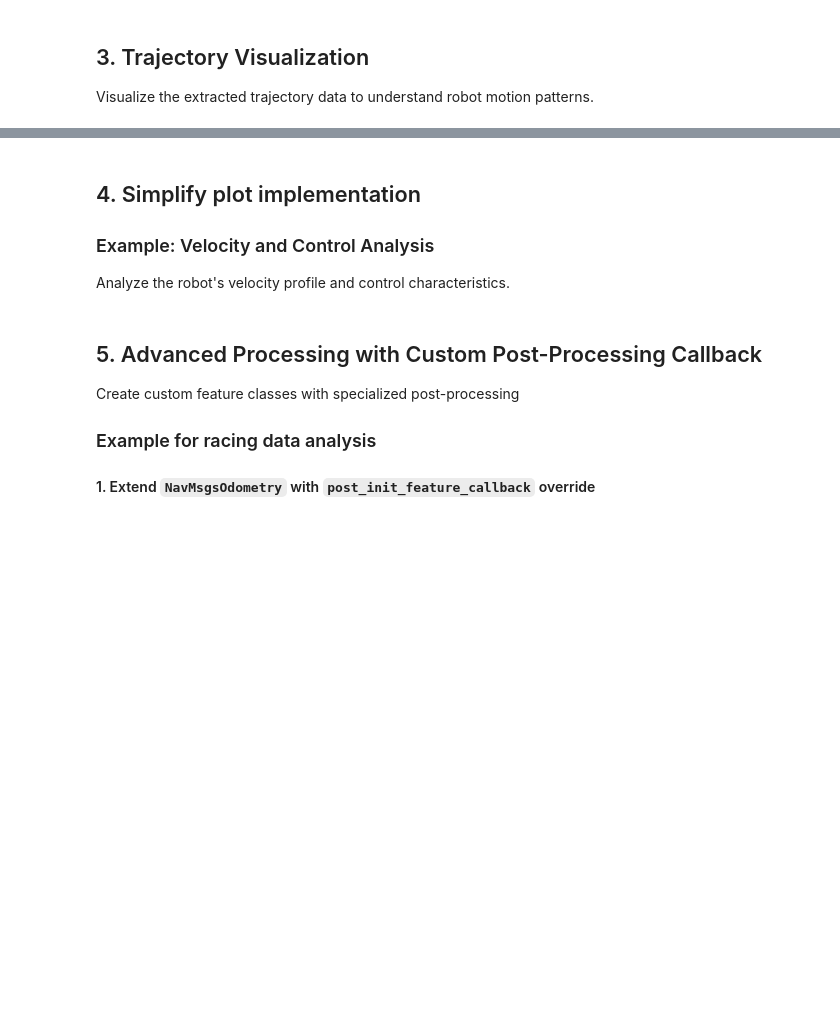
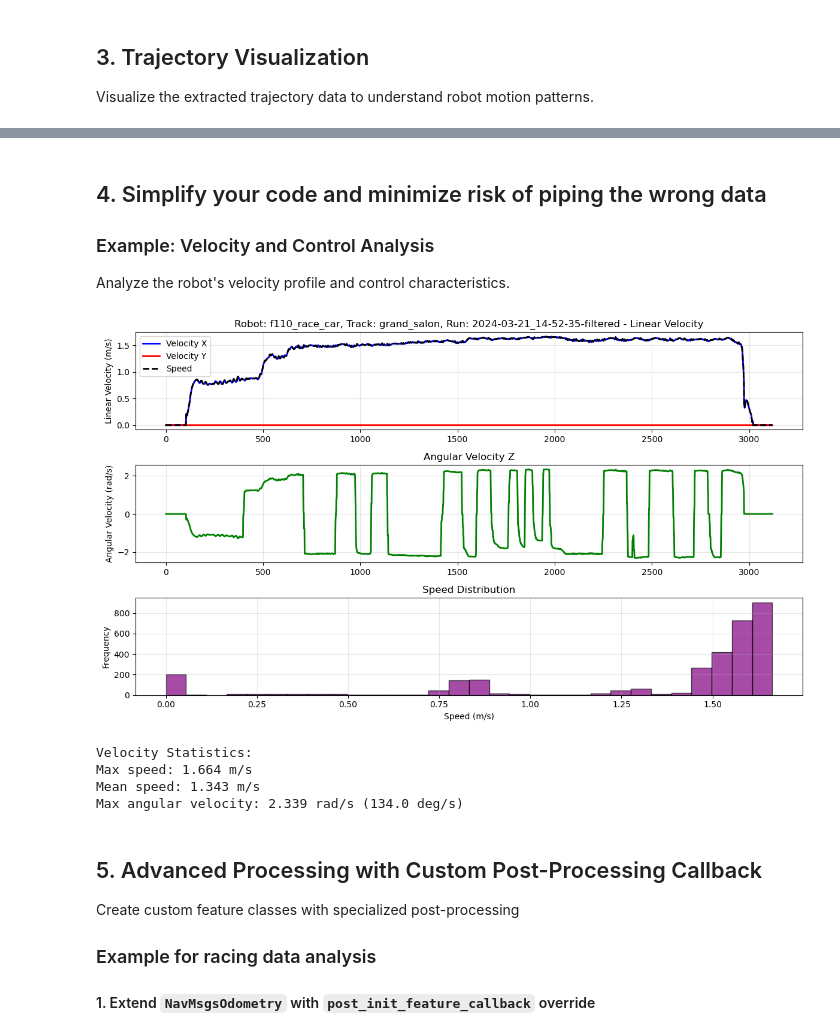
Before and after one commit to norlab-ulaval/trajectory-container-tools, a Jupyter notebook: notebooks/rosbag_usage_example.ipynb, the cells around one changed output, grey strips where cells are left out. Drawn from its saved outputs; the diff is of its cells as text; code cells hidden in the pictures; blank space fills up the shorter version.

```diff
--- a/notebooks/rosbag_usage_example.ipynb
+++ b/notebooks/rosbag_usage_example.ipynb
@@ -24,10 +26,10 @@ print(f"Using ROS bag: {rosbag_path}")
 # %% [markdown]
 ## Introspect the ros bag contents
 # %%
-from trajectory_container_tools.rosbag_to_tct import show_available_rosbag_topics
+from trajectory_container_tools.rosbag_to_tct import check_rosbag_path_and_show_available_topics
 from trajectory_container_tools.utils.ros2_non_native_msg import register_ros2_non_native_msg
 
 # Register non-native ros message
 register_ros2_non_native_msg()
 
-rosbag_path = show_available_rosbag_topics(rosbag_path)
+rosbag_path = check_rosbag_path_and_show_available_topics(rosbag_path)
@@ -118,5 +178,5 @@ plot_trajectory_2d(mf1)
 # %% [markdown]
-## 4. Simplify plot implementation
+## 4. Simplify your code and minimize risk of piping the wrong data
 
 ### Example: Velocity and Control Analysis
 
@@ -127,55 +187,56 @@ from trajectory_container_tools import BaseTrajectoryDataclass
 
 def plot_velocity_analysis(trajectory_data: Union[BaseTrajectoryDataclass], title: str = "Velocity Analysis"):
     """Plot velocity components and speed over time."""
-    _vel_x = trajectory_data.fetch_nested_attribute("topic_odom.twist.twist.linear_x")
-    _vel_y = trajectory_data.fetch_nested_attribute("topic_odom.twist.twist.linear_y")
-    _angular_z = trajectory_data.fetch_nested_attribute("topic_odom.twist.twist.angular_z")
-    _timestep_index = trajectory_data.fetch_nested_attribute("topic_odom.timestep_index")
-
     # Calculate speed
-    _speed = np.sqrt(_vel_x**2 + _vel_y**2)
+    _speed = np.sqrt(trajectory_data.topic_odom.twist.twist.linear_x**2 + trajectory_data.topic_odom.twist.twist.linear_y**2)
 
     fig, axes = plt.subplots(3, 1, figsize=(12, 7))
 
     # Linear velocity components
-    axes[0].plot(_timestep_index, _vel_x, 'b-', label='Velocity X', linewidth=2)
-    axes[0].plot(_timestep_index, _vel_y, 'r-', label='Velocity Y', linewidth=2)
-    axes[0].plot(_timestep_index, _speed, 'k--', label='Speed', linewidth=2)
+    axes[0].plot(trajectory_data.topic_odom.timestep_index, trajectory_data.topic_odom.twist.twist.linear_x, 'b-', label='Velocity X', linewidth=2)
+    axes[0].plot(trajectory_data.topic_odom.timestep_index, trajectory_data.topic_odom.twist.twist.linear_y, 'r-', label='Velocity Y', linewidth=2)
+    axes[0].plot(trajectory_data.topic_odom.timestep_index, _speed, 'k--', label='Speed', linewidth=2)
     axes[0].set_ylabel('Linear Velocity (m/s)')
     axes[0].set_title(f'{title} - Linear Velocity')
     axes[0].legend()
     axes[0].grid(True, alpha=0.3)
 
     # Angular velocity
-    axes[1].plot(_timestep_index, _angular_z, 'g-', linewidth=2)
+    axes[1].plot(trajectory_data.topic_odom.timestep_index, trajectory_data.topic_odom.twist.twist.angular_z, 'g-', linewidth=2)
     axes[1].set_ylabel('Angular Velocity (rad/s)')
     axes[1].set_title('Angular Velocity Z')
     axes[1].grid(True, alpha=0.3)
 
     # Speed histogram
     axes[2].hist(_speed, bins=30, alpha=0.7, color='purple', edgecolor='black')
     axes[2].set_xlabel('Speed (m/s)')
     axes[2].set_ylabel('Frequency')
     axes[2].set_title('Speed Distribution')
     axes[2].grid(True, alpha=0.3)
 
     plt.tight_layout()
     return fig, axes
 
 # Analyze velocity profile
-plot_velocity_analysis(mf1, "F110 Race Car")
+plot_velocity_analysis(mf1, mf1.dataset_info)
 plt.show()
 
 # Print velocity statistics
 vel_x = mf1.topic_odom.twist.twist.linear_x
 vel_y = mf1.topic_odom.twist.twist.linear_y
 speed = np.sqrt(vel_x**2 + vel_y**2)
 angular_z = mf1.topic_odom.twist.twist.angular_z
 
 print(f"\nVelocity Statistics:")
 print(f"Max speed: {np.max(speed):.3f} m/s")
 print(f"Mean speed: {np.mean(speed):.3f} m/s")
 print(f"Max angular velocity: {np.max(np.abs(angular_z)):.3f} rad/s ({np.degrees(np.max(np.abs(angular_z))):.1f} deg/s)")
+# %% [output]
+[figure, added]
+Velocity Statistics:
+Max speed: 1.664 m/s
+Mean speed: 1.343 m/s
+Max angular velocity: 2.339 rad/s (134.0 deg/s)
 # %% [markdown]
 ## 5. Advanced Processing with Custom Post-Processing Callback
 
```
Also changed, not shown: parts of 14 cells of this notebook, 10 other files.
